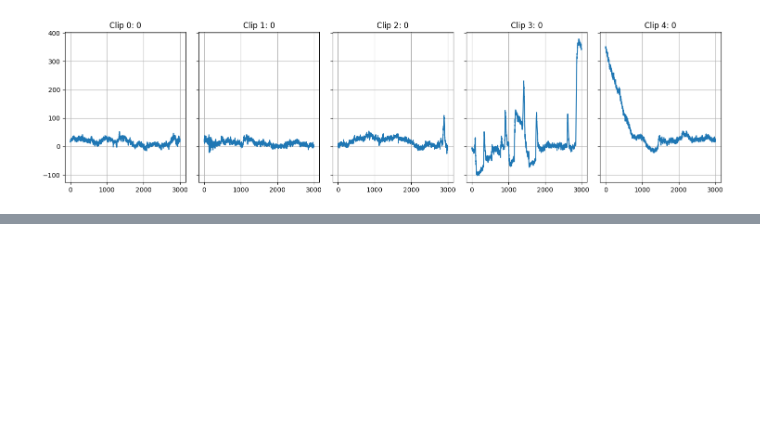
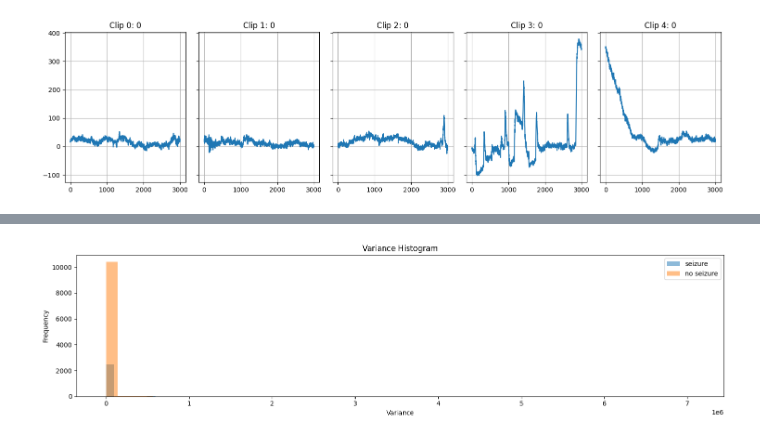
Before and after one commit to cboissier77/eeg_seizure_classifier, a Jupyter notebook: notebooks/experiments.ipynb, the cells around one changed output, grey strips where cells are left out. Saved outputs shown, nothing was run; the diff lists cells and outputs as text; code cells hidden in the pictures; blank space fills up the shorter version.

```diff
--- a/notebooks/experiments.ipynb
+++ b/notebooks/experiments.ipynb
@@ -294,0 +295,11 @@ plt.show()
+# %%
+# plot variance of label 1 and label 0 in one plot
+fig, axes = plt.subplots(1, 1, figsize=(15, 4), sharey=True)
+axes.hist(np.var(x_label_1, axis=1), bins=50, alpha=0.5, label="seizure")
+axes.hist(np.var(x_label_0, axis=1), bins=50, alpha=0.5, label="no seizure")
+axes.set(title="Variance Histogram", xlabel="Variance", ylabel="Frequency")
+axes.legend()
+fig.tight_layout()
+plt.show()
+# %% [output]
+[figure, added]
```
Also changed, not shown: parts of 10 cells of this notebook.
